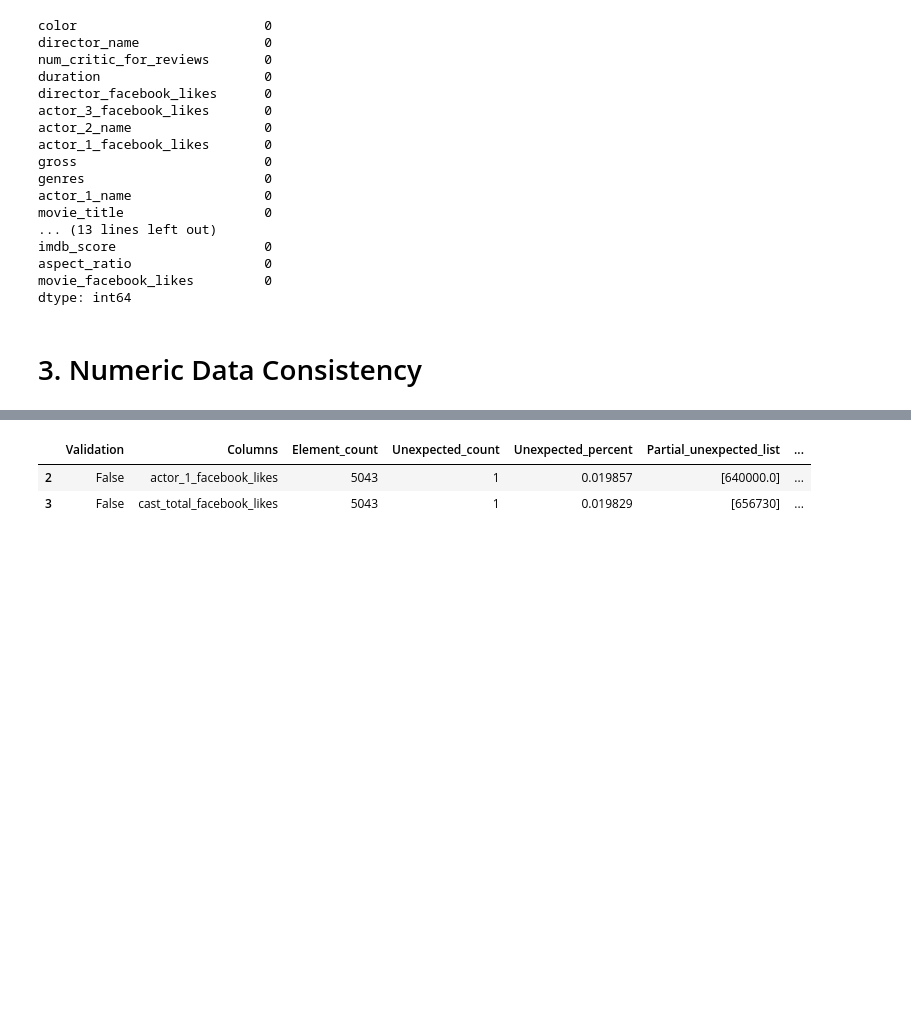
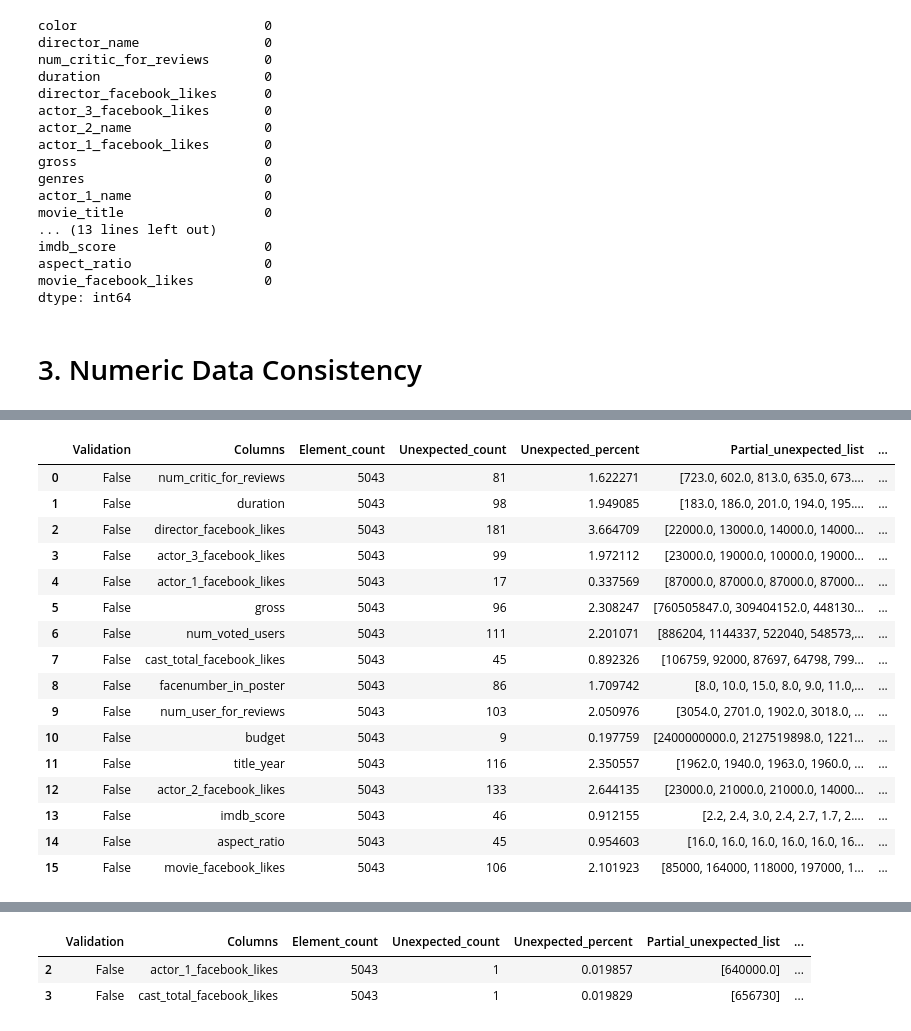
Before and after one commit to brunoVnonato/pyyne_data_eng_test, a Jupyter notebook: movie_metadata_pipeline.ipynb, the cells around one changed output, grey strips where cells are left out. Cells and saved outputs as stored; diff of their text form; code cells hidden in the pictures; blank space fills up the shorter version.

```diff
--- a/movie_metadata_pipeline.ipynb
+++ b/movie_metadata_pipeline.ipynb
@@ -642,3 +669,24 @@ for column in data.describe().columns:
 
 df = pd.DataFrame(validation_results_by_columns)
 report_zscore = df.loc[df['Validation']==False, : ]
+# %%
+# zscore report
+report_zscore
+# %% [output]
+|  | Validation | Columns | Element_count | Unexpected_count | Unexpected_percent | Partial_unexpected_list | ... |
+| 0 | False | num_critic_for_reviews | 5043 | 81 | 1.622271 | [723.0, 602.0, 813.0, 635.0, 673.... | ... |
+| 1 | False | duration | 5043 | 98 | 1.949085 | [183.0, 186.0, 201.0, 194.0, 195.... | ... |
+| 2 | False | director_facebook_likes | 5043 | 181 | 3.664709 | [22000.0, 13000.0, 14000.0, 14000... | ... |
+| 3 | False | actor_3_facebook_likes | 5043 | 99 | 1.972112 | [23000.0, 19000.0, 10000.0, 19000... | ... |
+| 4 | False | actor_1_facebook_likes | 5043 | 17 | 0.337569 | [87000.0, 87000.0, 87000.0, 87000... | ... |
+| 5 | False | gross | 5043 | 96 | 2.308247 | [760505847.0, 309404152.0, 448130... | ... |
+| 6 | False | num_voted_users | 5043 | 111 | 2.201071 | [886204, 1144337, 522040, 548573,... | ... |
+| 7 | False | cast_total_facebook_likes | 5043 | 45 | 0.892326 | [106759, 92000, 87697, 64798, 799... | ... |
+| 8 | False | facenumber_in_poster | 5043 | 86 | 1.709742 | [8.0, 10.0, 15.0, 8.0, 9.0, 11.0,... | ... |
+| 9 | False | num_user_for_reviews | 5043 | 103 | 2.050976 | [3054.0, 2701.0, 1902.0, 3018.0, ... | ... |
+| 10 | False | budget | 5043 | 9 | 0.197759 | [2400000000.0, 2127519898.0, 1221... | ... |
+| 11 | False | title_year | 5043 | 116 | 2.350557 | [1962.0, 1940.0, 1963.0, 1960.0, ... | ... |
+| 12 | False | actor_2_facebook_likes | 5043 | 133 | 2.644135 | [23000.0, 21000.0, 21000.0, 14000... | ... |
+| 13 | False | imdb_score | 5043 | 46 | 0.912155 | [2.2, 2.4, 3.0, 2.4, 2.7, 1.7, 2.... | ... |
+| 14 | False | aspect_ratio | 5043 | 45 | 0.954603 | [16.0, 16.0, 16.0, 16.0, 16.0, 16... | ... |
+| 15 | False | movie_facebook_likes | 5043 | 106 | 2.101923 | [85000, 164000, 118000, 197000, 1... | ... |
```
Also changed, not shown: parts of 4 cells of this notebook.
